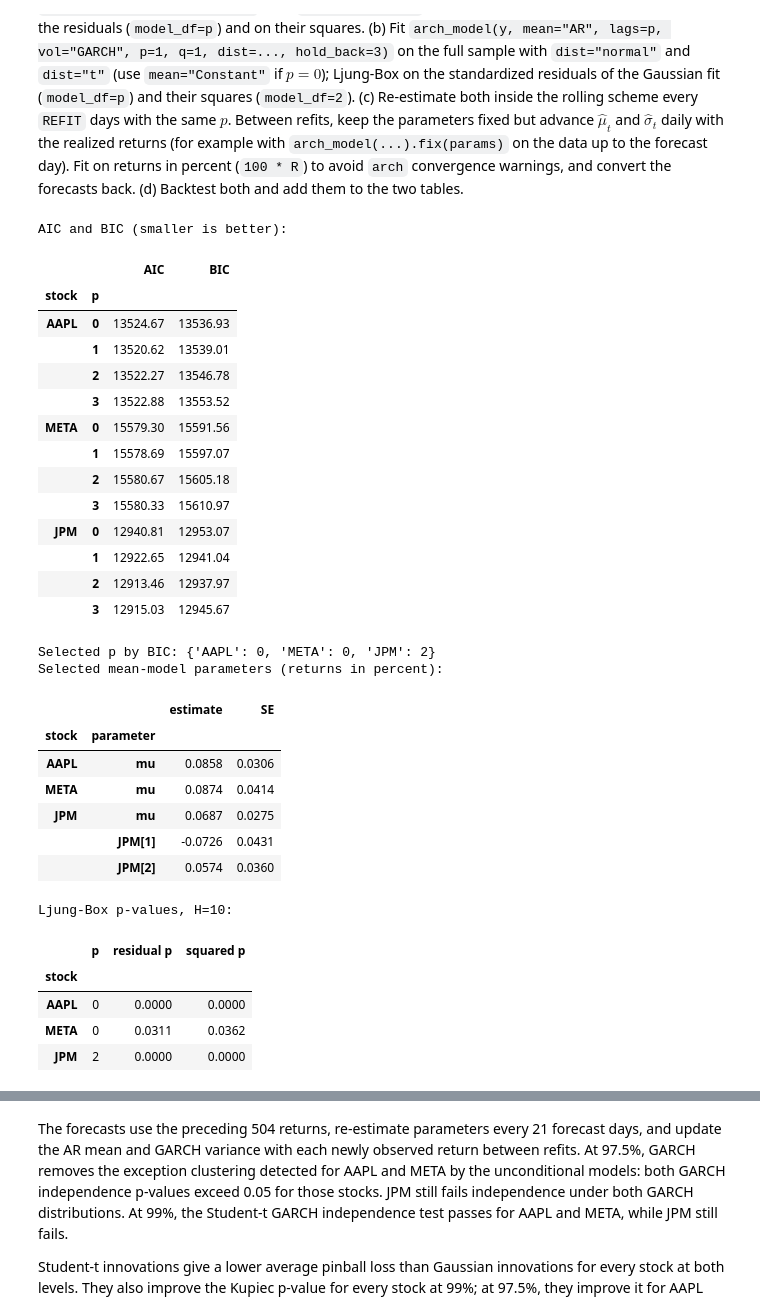
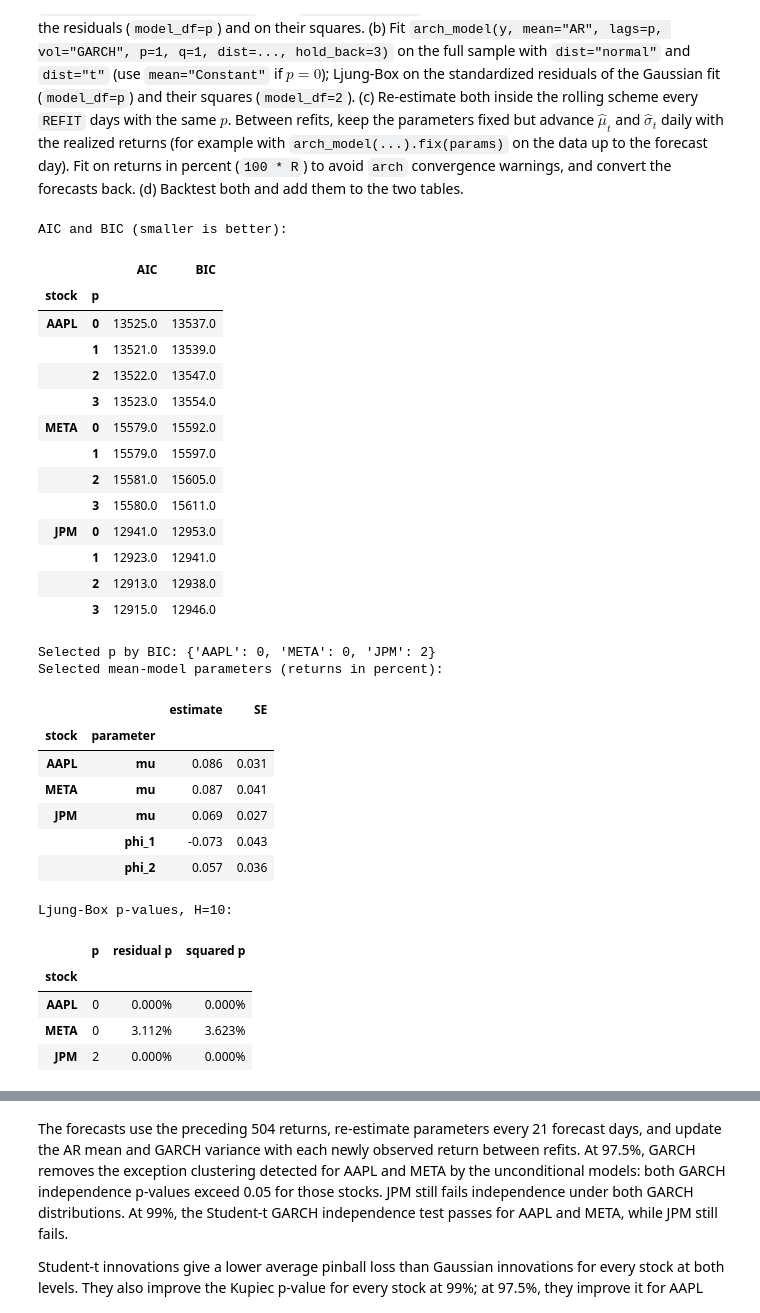
Before and after one commit to RomainFast121/QRM_project, a Jupyter notebook: Project_template.ipynb, the cells around one changed output, grey strips where cells are left out. Drawn from its saved outputs; the diff is of its cells as text; code cells hidden in the pictures.

```diff
--- a/Project_template.ipynb
+++ b/Project_template.ipynb
@@ -477,7 +478,7 @@ backtest_table975 = backtest_table.loc[0.975]
 # %%
 shown = backtest_table.copy()
 for c in ["hit", "p_uc", "p_ind", "p_cc"]:
-    shown[c] = shown[c].map(lambda p: f"{p:.2e}")
+    shown[c] = shown[c].map(lambda p: f"{p:.3%}")
 shown["pinball_bp"] = shown["pinball_bp"].map(lambda p: f"{p:.3f}")
 
 display(shown)
@@ -563,18 +564,23 @@ def simulate_losses(stock, method, M):
         idx = rng.integers(0, WINDOW, size=(M, n))
         return Wmatrix[stock][np.arange(n)[None, :], idx]
 
-def az_test(loss, var, es, alpha, sim_losses):
+# Simulate in batches to avoid storing a 10,000 x 2,888 array in memory.
+def az_test(loss, var, es, alpha, stock, method, M, batch=250):
     Z = az_Z(loss, var, es, alpha)
-    I_sim = (sim_losses > var).astype(float)
-    Z_sim = (sim_losses * I_sim / es).sum(axis=1) / (len(loss) * (1 - alpha)) - 1
-    return Z, np.mean(Z_sim >= Z)
+    exceed = 0
+    for start in range(0, M, batch):
+        count = min(batch, M - start)
+        sim_losses = simulate_losses(stock, method, count)
+        Z_sim = ((sim_losses * (sim_losses > var) / es).sum(axis=1)
+                 / (len(loss) * (1 - alpha)) - 1)
+        exceed += np.count_nonzero(Z_sim >= Z)
+    return Z, exceed / M
 
 for stock in TICKERS:
     for method in METHODS:
         s = store[(stock, method, AZ_ALPHA)]
         var, es, loss = np.array(s["var"]), np.array(s["es"]), np.array(s["loss"])
-        sims = simulate_losses(stock, method, M_SIM)
-        Z, p_Z = az_test(loss, var, es, AZ_ALPHA, sims)
+        Z, p_Z = az_test(loss, var, es, AZ_ALPHA, stock, method, M_SIM)
         es_rows.append({"stock": stock, "method": method, "Z": Z, "p_Z": p_Z})
 
 es_table = pd.DataFrame(es_rows).set_index(["stock", "method"]).sort_index()
@@ -697,7 +703,7 @@ returns in percent (`100 * R`) to avoid `arch` convergence warnings, and convert
 # Question 4
 from arch import arch_model
 
-# (a) Select the AR order on the same full-sample observations.
+# (a)
 ar_fits, ar_rows, ar_parameters, ar_checks = {}, [], [], []
 for stock in TICKERS:
     r = 100 * returns[stock]  # Percent units help the optimizer.
@@ -710,63 +716,69 @@ for stock in TICKERS:
 ar_table = pd.DataFrame(ar_rows).set_index(["stock", "p"])
 chosen_p = {stock: int(ar_table.loc[stock, "BIC"].idxmin()) for stock in TICKERS}
 print("AIC and BIC (smaller is better):")
-display(ar_table.round(2))
+display(ar_table.round(0))
 print("Selected p by BIC:", chosen_p)
 
 for stock in TICKERS:
     lag = chosen_p[stock]
     fit = ar_fits[stock, lag]
     phi_names = [f"{stock}[{j}]" for j in range(1, lag + 1)]
     intercept = fit.params["Const"]
     denominator = 1 - fit.params[phi_names].sum()
     mu = intercept / denominator  # arch reports the intercept, not long-run mu.
     gradient = pd.Series(0.0, index=fit.params.index)
     gradient["Const"] = 1 / denominator
     gradient[phi_names] = intercept / denominator**2
     mu_se = np.sqrt(gradient @ fit.param_cov @ gradient)
     ar_parameters.append({"stock": stock, "parameter": "mu", "estimate": mu, "SE": mu_se})
     for name in phi_names:
-        ar_parameters.append({"stock": stock, "parameter": name, "estimate": fit.params[name],
+        ar_parameters.append({"stock": stock, "parameter": f"phi_{name.split('[')[1].rstrip(']')}", "estimate": fit.params[name],
                               "SE": fit.std_err[name]})
 
     eps = fit.resid.dropna()
     p_ret = acorr_ljungbox(eps, lags=[LB_LAGS], model_df=lag)["lb_pvalue"].iloc[0]
     p_sq = acorr_ljungbox(eps**2, lags=[LB_LAGS])["lb_pvalue"].iloc[0]
     ar_checks.append({"stock": stock, "p": lag, "residual p": p_ret, "squared p": p_sq})
 
 print("Selected mean-model parameters (returns in percent):")
-display(pd.DataFrame(ar_parameters).set_index(["stock", "parameter"]).round(4))
+display(pd.DataFrame(ar_parameters).set_index(["stock", "parameter"]).round(3))
+
+shown = pd.DataFrame(ar_checks).set_index("stock").copy()
+for c in shown.columns:
+    if c != "p":
+        shown[c] = shown[c].map(lambda p: f"{p:.3%}")
+
 print("Ljung-Box p-values, H=10:")
-display(pd.DataFrame(ar_checks).set_index("stock").round(4))
+display(shown)
 # %% [output]
 AIC and BIC (smaller is better):
 |  |  | AIC | BIC |
 | stock | p |  |  |
-| AAPL | 0 | 13524.67 | 13536.93 |
-|  | 1 | 13520.62 | 13539.01 |
-|  | 2 | 13522.27 | 13546.78 |
-|  | 3 | 13522.88 | 13553.52 |
-| META | 0 | 15579.30 | 15591.56 |
-|  | 1 | 15578.69 | 15597.07 |
-|  | 2 | 15580.67 | 15605.18 |
-|  | 3 | 15580.33 | 15610.97 |
-| JPM | 0 | 12940.81 | 12953.07 |
-|  | 1 | 12922.65 | 12941.04 |
-|  | 2 | 12913.46 | 12937.97 |
-|  | 3 | 12915.03 | 12945.67 |
+| AAPL | 0 | 13525.0 | 13537.0 |
+|  | 1 | 13521.0 | 13539.0 |
+|  | 2 | 13522.0 | 13547.0 |
+|  | 3 | 13523.0 | 13554.0 |
+| META | 0 | 15579.0 | 15592.0 |
+|  | 1 | 15579.0 | 15597.0 |
+|  | 2 | 15581.0 | 15605.0 |
+|  | 3 | 15580.0 | 15611.0 |
+| JPM | 0 | 12941.0 | 12953.0 |
+|  | 1 | 12923.0 | 12941.0 |
+|  | 2 | 12913.0 | 12938.0 |
+|  | 3 | 12915.0 | 12946.0 |
 Selected p by BIC: {'AAPL': 0, 'META': 0, 'JPM': 2}
 Selected mean-model parameters (returns in percent):
 |  |  | estimate | SE |
 | stock | parameter |  |  |
-| AAPL | mu | 0.0858 | 0.0306 |
-| META | mu | 0.0874 | 0.0414 |
-| JPM | mu | 0.0687 | 0.0275 |
-|  | JPM[1] | -0.0726 | 0.0431 |
-|  | JPM[2] | 0.0574 | 0.0360 |
+| AAPL | mu | 0.086 | 0.031 |
+| META | mu | 0.087 | 0.041 |
+| JPM | mu | 0.069 | 0.027 |
+|  | phi_1 | -0.073 | 0.043 |
+|  | phi_2 | 0.057 | 0.036 |
 Ljung-Box p-values, H=10:
 |  | p | residual p | squared p |
 | stock |  |  |  |
-| AAPL | 0 | 0.0000 | 0.0000 |
-| META | 0 | 0.0311 | 0.0362 |
-| JPM | 2 | 0.0000 | 0.0000 |
+| AAPL | 0 | 0.000% | 0.000% |
+| META | 0 | 3.112% | 3.623% |
+| JPM | 2 | 0.000% | 0.000% |
 # %% [markdown]
```
Also changed, not shown: parts of 15 cells of this notebook.
